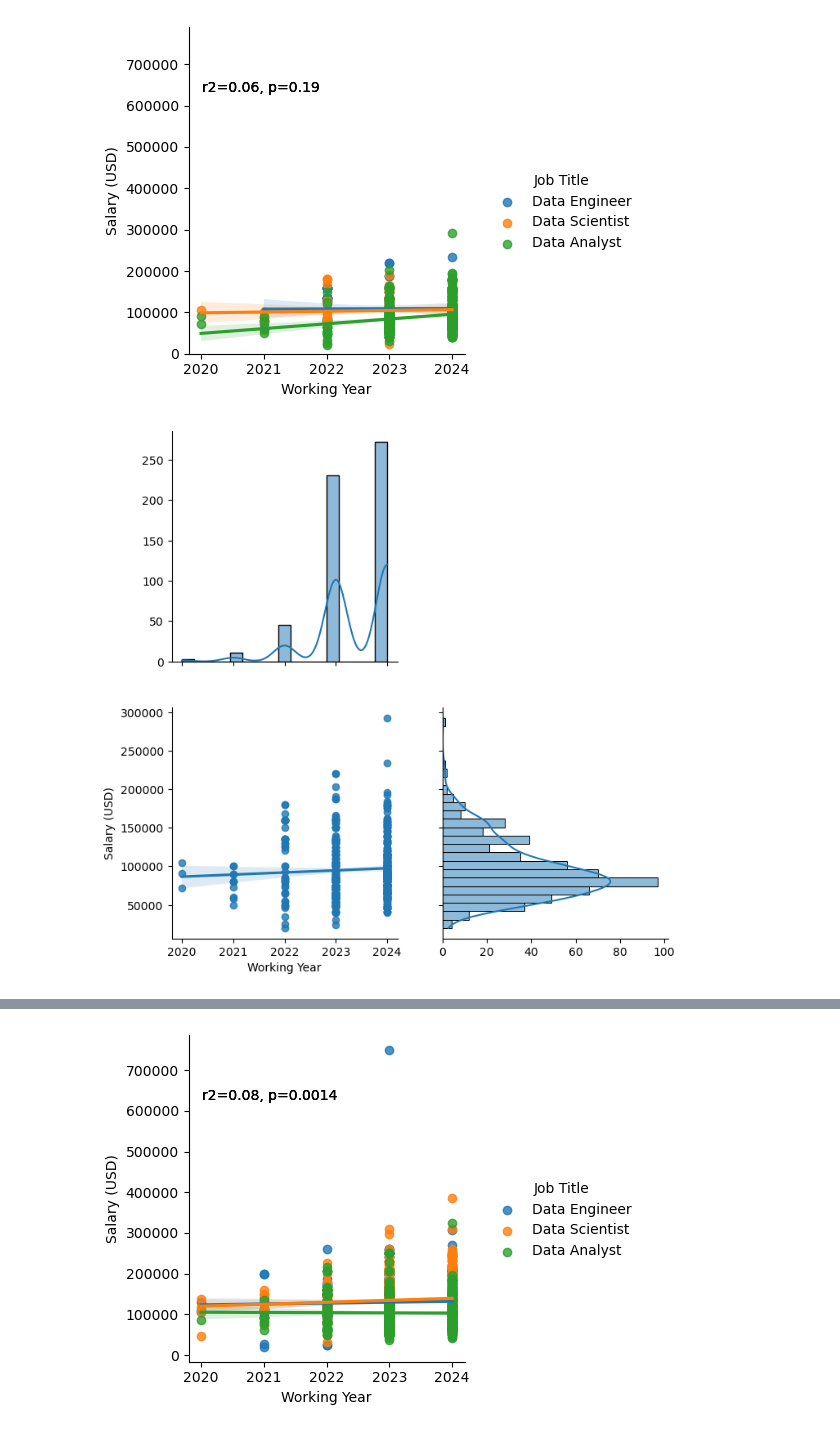
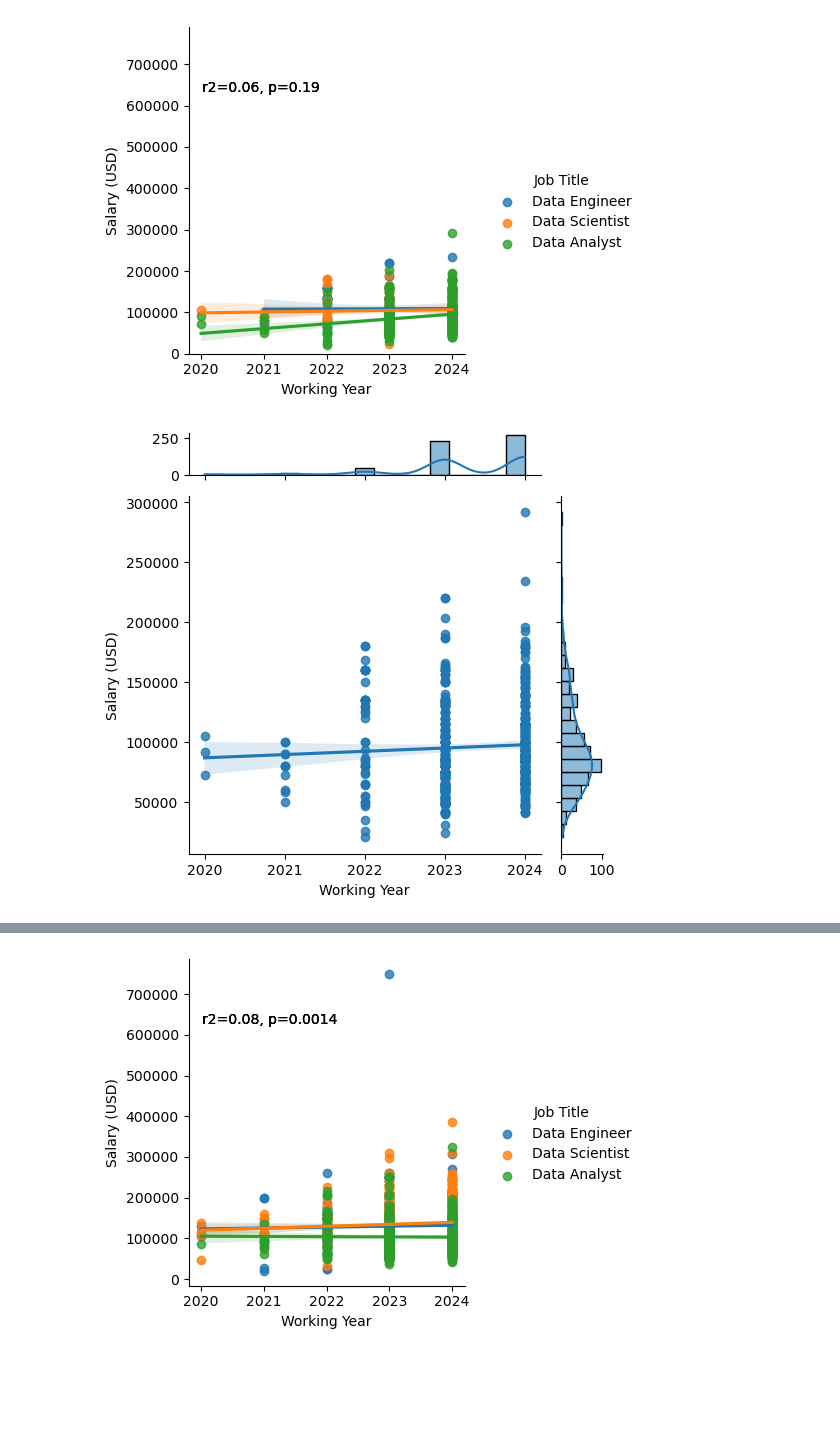
Before and after one commit to chadhollman/data-analyst-job-trends-2020-2024, a Jupyter notebook: tasha_lm_regression_analysis.ipynb, the cells around one changed output, grey strips where cells are left out. Saved outputs shown, nothing was run; the diff lists cells and outputs as text; code cells hidden in the pictures; blank space fills up the shorter version.

Commit message:
updated plots and code

```diff
--- a/tasha_lm_regression_analysis.ipynb
+++ b/tasha_lm_regression_analysis.ipynb
@@ -128,10 +128,10 @@ lmplot_entry.savefig("lmplot_entry.png", dpi = 400)
 [figure]
 # %%
 # Create a joint plot for entry level positions in the US
-joint_plot_entry = sns.jointplot(x = "Working Year", y = "Salary (USD)", data = subset_usa_entry, kind = "reg", height = 7, ratio = 1, marginal_ticks=True)
+joint_plot_entry = sns.jointplot(x = "Working Year", y = "Salary (USD)", data = subset_usa_entry, kind = "reg", height = 5, ratio = 6, marginal_ticks=True, space = 0.5)
 joint_plot_entry.savefig("jointplot_entry.png", dpi = 400)
 # %% [output]
-[figure, old version]
+[figure, new version]
 # %%
 # Subset dataset to US, middle level and top 3 Job Titles with the highest counts
 subset_usa_middle = cleaned_renamed[(cleaned_renamed["Experience Level"] == "MI") & (cleaned_renamed["Location of Company (Country)"] == "US")]
```
Also changed, not shown: parts of 4 cells of this notebook, 3 other files.
